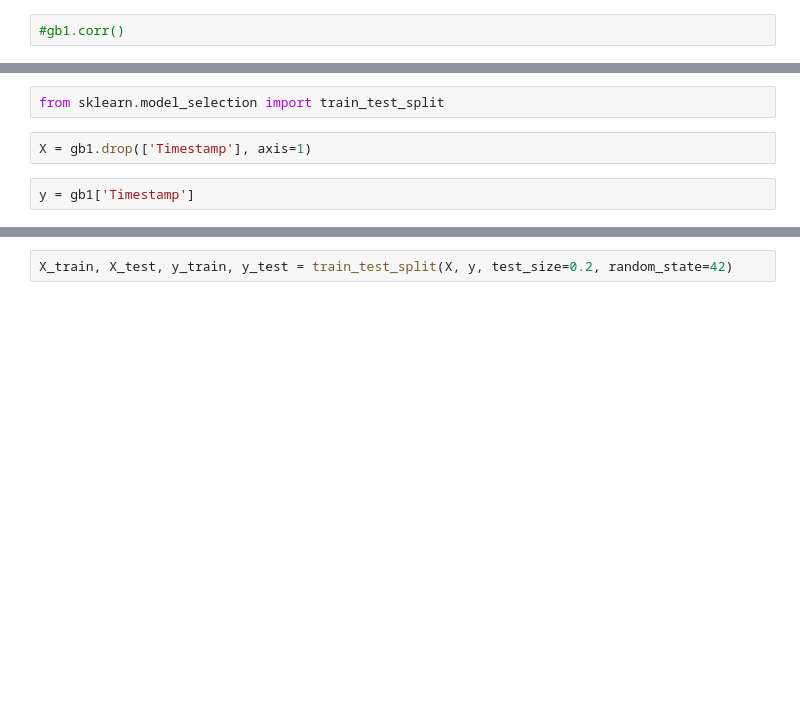
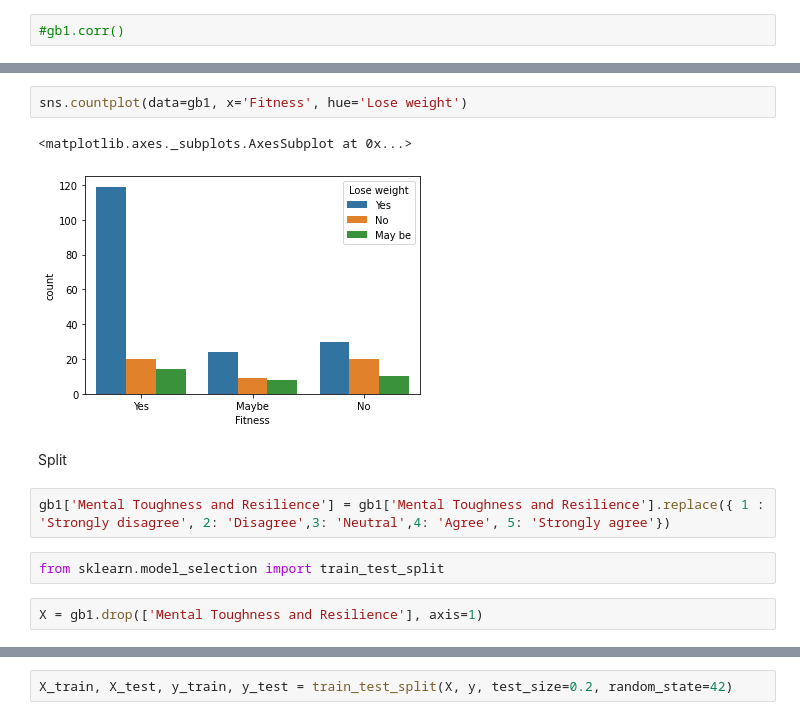
Before and after one commit to Girish-30/BI_project, a Jupyter notebook: Pyth_Project.ipynb, the cells around one changed output, grey strips where cells are left out. Cells and saved outputs as stored; diff of their text form; blank space fills up the shorter version.

```diff
--- a/Pyth_Project.ipynb
+++ b/Pyth_Project.ipynb
@@ -222,6 +290,13 @@ Deleting Name column
+# %%
+sns.countplot(data=gb1, x='Fitness', hue='Lose weight')
+# %% [output]
+<matplotlib.axes._subplots.AxesSubplot at 0x...>
+[figure, added]
+# %% [markdown]
+Split
+# %%
+gb1['Mental Toughness and Resilience'] = gb1['Mental Toughness and Resilience'].replace({ 1 : 'Strongly disagree', 2: 'Disagree',3: 'Neutral',4: 'Agree', 5: 'Strongly agree'})
 # %%
 from sklearn.model_selection import train_test_split
 # %%
-X = gb1.drop(['Timestamp'], axis=1)
+X = gb1.drop(['Mental Toughness and Resilience'], axis=1)
-# %%
-y = gb1['Timestamp']
```
Also changed, not shown: parts of 40 cells of this notebook.
